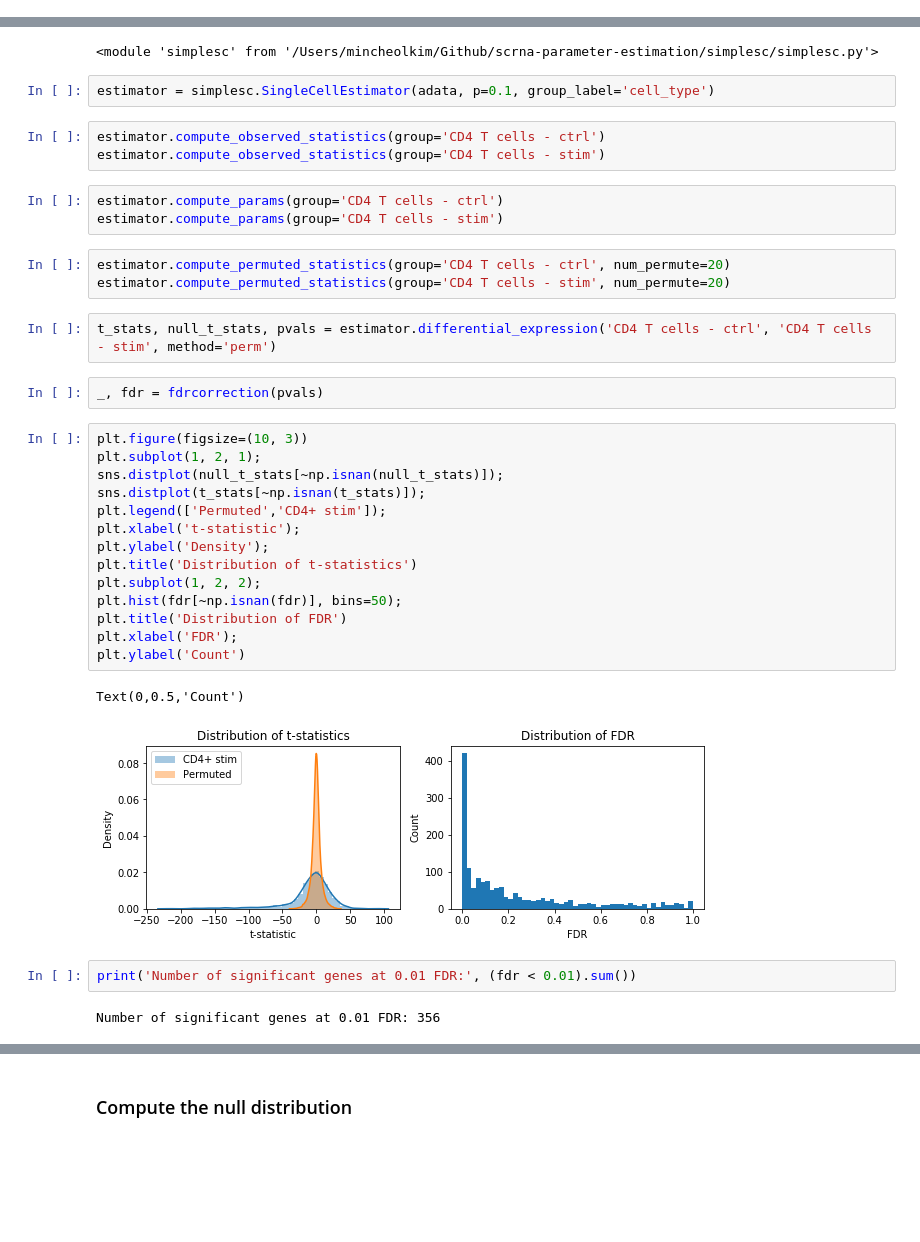
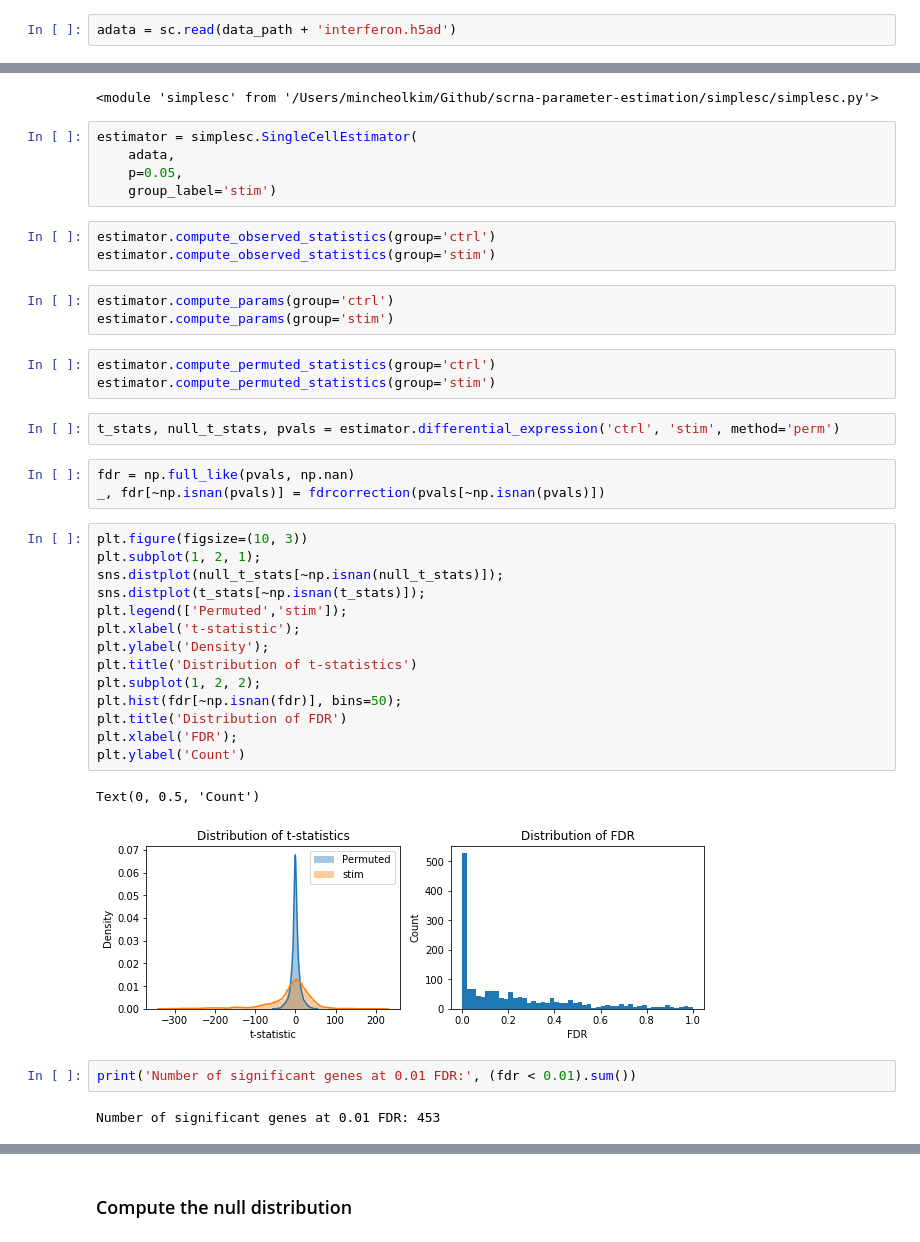
Before and after one commit to yelabucsf/scrna-parameter-estimation, a Jupyter notebook: examples/interferon_stimulation/interferon_stimulation_analysis.ipynb, the cells around one changed output, grey strips where cells are left out. Saved outputs shown, nothing was run; the diff lists cells and outputs as text; blank space fills up the shorter version.

```diff
--- a/examples/interferon_stimulation/interferon_stimulation_analysis.ipynb
+++ b/examples/interferon_stimulation/interferon_stimulation_analysis.ipynb
@@ -58,6 +60,8 @@ adata.write(data_path + 'interferon.h5ad')
 ... storing 'multiplets' as categorical
 # %% [markdown]
 ### Filter for singlets
+# %%
+adata = sc.read(data_path + 'interferon.h5ad')
 # %%
 adata = adata[(adata.obs.multiplets == 'singlet') & (adata.obs.cell != 'nan'), :].copy()
 # %%
@@ -180,41 +248,45 @@ imp.reload(simplesc)
 # %% [output]
 <module 'simplesc' from '/Users/mincheolkim/Github/scrna-parameter-estimation/simplesc/simplesc.py'>
 # %%
-estimator = simplesc.SingleCellEstimator(adata, p=0.1, group_label='cell_type')
+estimator = simplesc.SingleCellEstimator(
+    adata,
+    p=0.05,
+    group_label='stim')
 # %%
-estimator.compute_observed_statistics(group='CD4 T cells - ctrl')
-estimator.compute_observed_statistics(group='CD4 T cells - stim')
+estimator.compute_observed_statistics(group='ctrl')
+estimator.compute_observed_statistics(group='stim')
 # %%
-estimator.compute_params(group='CD4 T cells - ctrl')
-estimator.compute_params(group='CD4 T cells - stim')
+estimator.compute_params(group='ctrl')
+estimator.compute_params(group='stim')
 # %%
-estimator.compute_permuted_statistics(group='CD4 T cells - ctrl', num_permute=20)
-estimator.compute_permuted_statistics(group='CD4 T cells - stim', num_permute=20)
+estimator.compute_permuted_statistics(group='ctrl')
+estimator.compute_permuted_statistics(group='stim')
 # %%
-t_stats, null_t_stats, pvals = estimator.differential_expression('CD4 T cells - ctrl', 'CD4 T cells - stim', method='perm')
+t_stats, null_t_stats, pvals = estimator.differential_expression('ctrl', 'stim', method='perm')
-# %%
-_, fdr = fdrcorrection(pvals)
+# %%
+fdr = np.full_like(pvals, np.nan)
+_, fdr[~np.isnan(pvals)] = fdrcorrection(pvals[~np.isnan(pvals)])
 # %%
 plt.figure(figsize=(10, 3))
 plt.subplot(1, 2, 1);
 sns.distplot(null_t_stats[~np.isnan(null_t_stats)]);
 sns.distplot(t_stats[~np.isnan(t_stats)]);
-plt.legend(['Permuted','CD4+ stim']);
+plt.legend(['Permuted','stim']);
 plt.xlabel('t-statistic');
 plt.ylabel('Density');
 plt.title('Distribution of t-statistics')
 plt.subplot(1, 2, 2);
 plt.hist(fdr[~np.isnan(fdr)], bins=50);
 plt.title('Distribution of FDR')
 plt.xlabel('FDR');
 plt.ylabel('Count')
 # %% [output]
-Text(0,0.5,'Count')
+Text(0, 0.5, 'Count')
-[figure, old version]
+[figure, new version]
 # %%
 print('Number of significant genes at 0.01 FDR:', (fdr < 0.01).sum())
 # %% [output]
-Number of significant genes at 0.01 FDR: 356
+Number of significant genes at 0.01 FDR: 453
 # %%
 print('Upregulated genes: ', adata.var.index[np.argsort(t_stats)[:50]].tolist())
 # %% [output]
```
Also changed, not shown: parts of 37 cells of this notebook, 7 other files.
